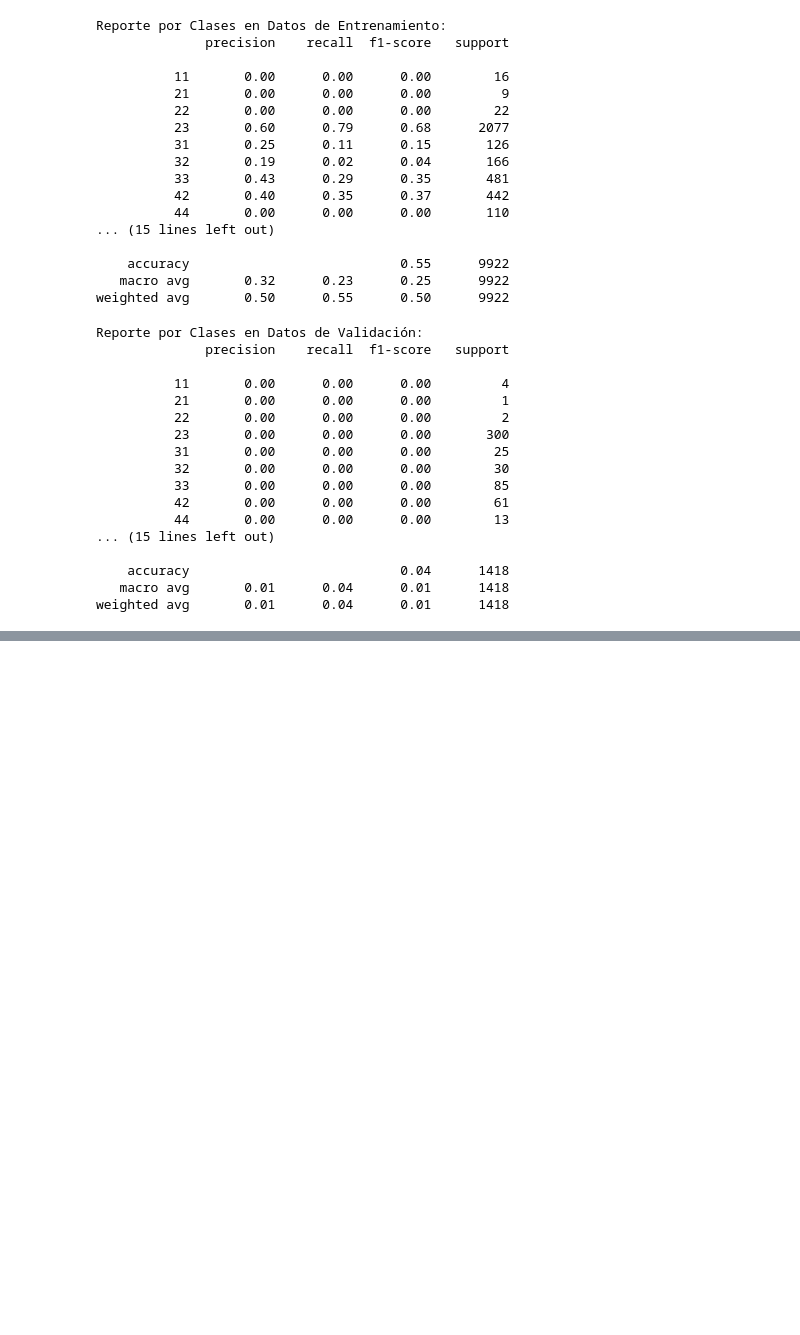
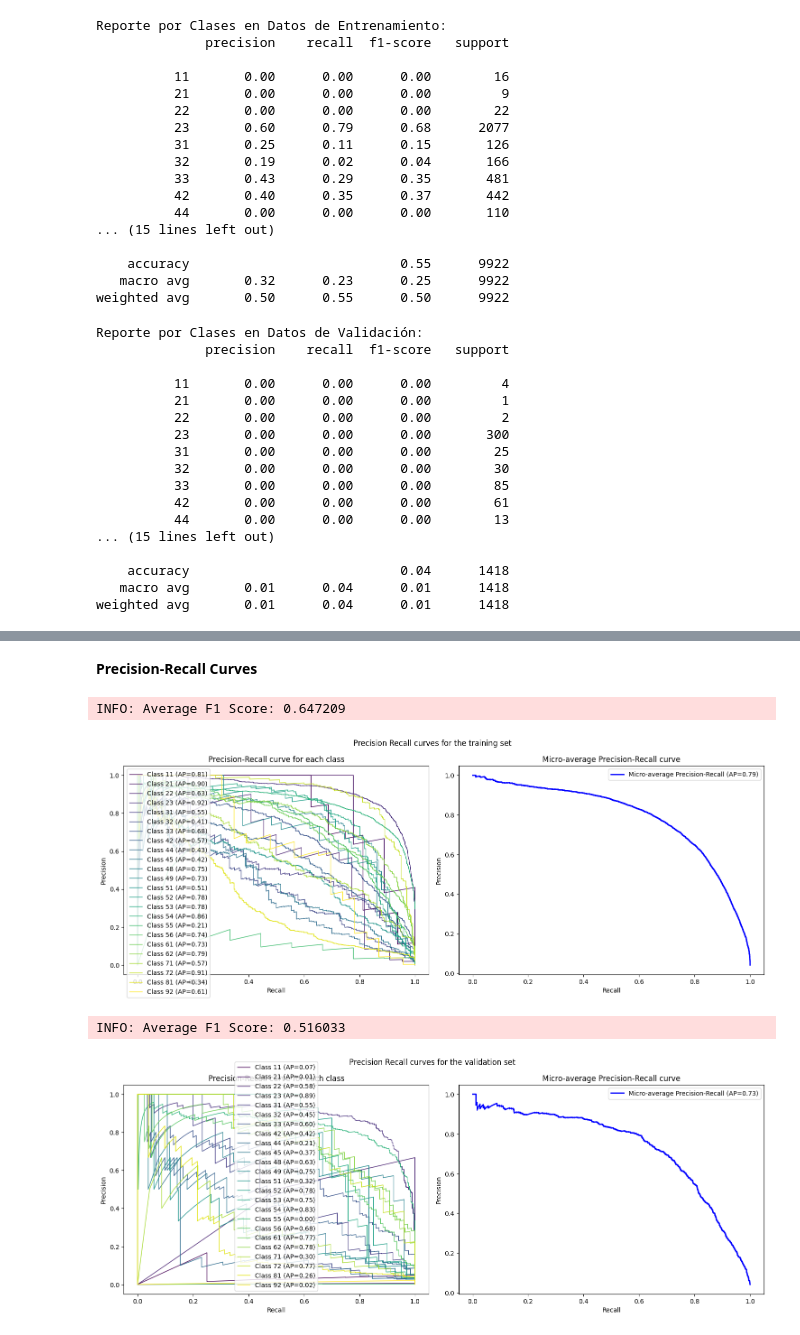
Before and after one commit to Zrive/zrive-ds-1q24-industry-classification, a Jupyter notebook: notebooks/model_selection.ipynb, the cells around one changed output, grey strips where cells are left out. Cells and saved outputs as stored; diff of their text form; code cells hidden in the pictures; blank space fills up the shorter version.

```diff
--- a/notebooks/model_selection.ipynb
+++ b/notebooks/model_selection.ipynb
@@ -381,0 +443,11 @@ weighted avg       0.01      0.04      0.01      1418
+# %%
+from sklearn.svm import SVC
+
+model = SVC(probability=True, random_state=42)
+model.fit(X_train, y_train)
+
+y_val_pred = model.predict(X_val)
+y_val_proba = model.predict_proba(X_val)
+
+y_train_pred = model.predict(X_train)
+y_train_proba = model.predict_proba(X_train)
@@ -381,0 +483,10 @@ weighted avg       0.01      0.04      0.01      1418
+# %% [markdown]
+**Precision-Recall Curves**
+# %%
+plot_precision_recall_curves_multi_class(y_train, y_train_proba, splitted_set = "training")
+plot_precision_recall_curves_multi_class(y_val, y_val_proba, splitted_set = "validation")
+# %% [output]
+INFO: Average F1 Score: 0.647209
+[figure, added]
+INFO: Average F1 Score: 0.516033
+[figure, added]
```
Also changed, not shown: parts of 18 cells of this notebook, 2 other files.
